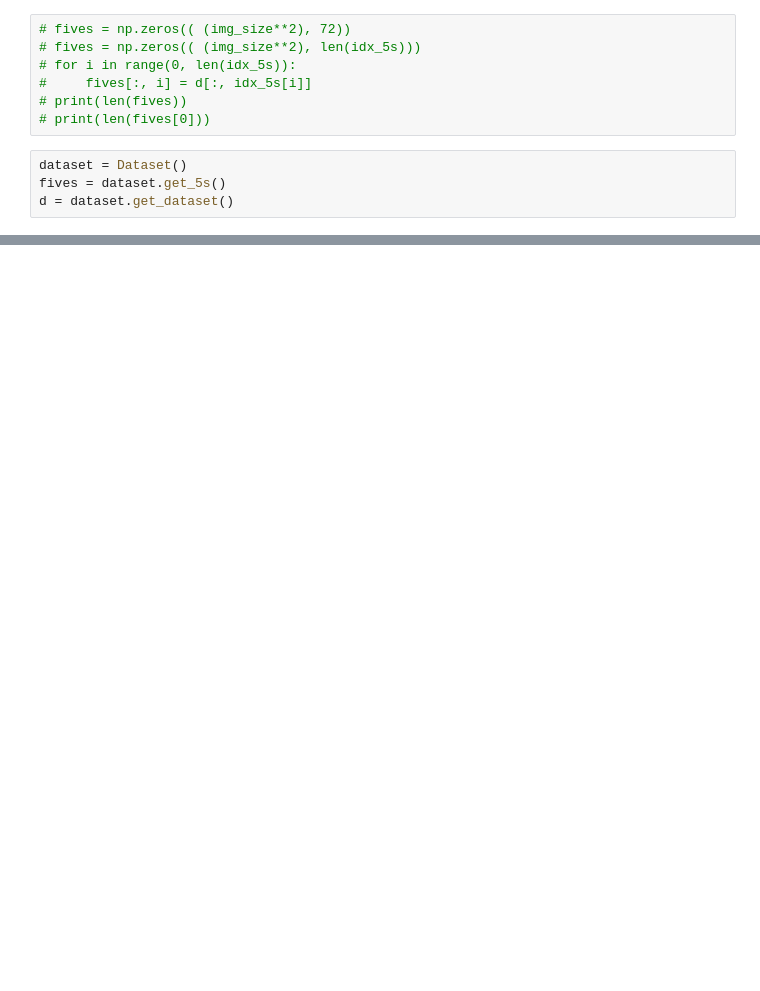
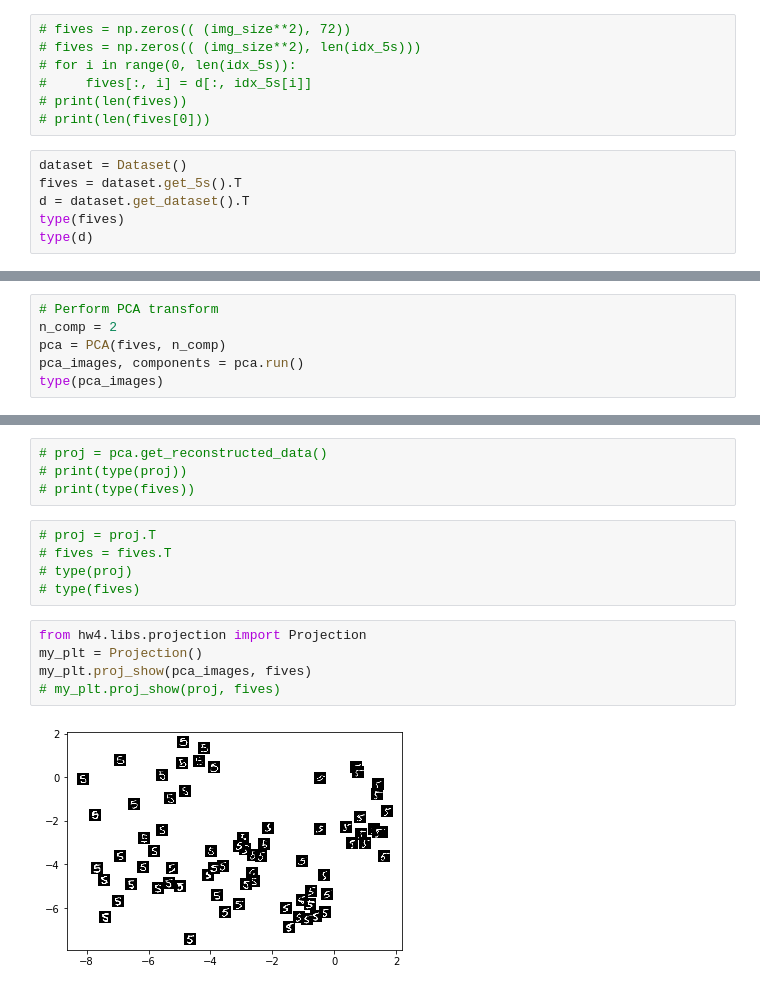
Before and after one commit to ardihikaru/mlsp, a Jupyter notebook: hw4-1.ipynb, the cells around one changed output, grey strips where cells are left out. Drawn from its saved outputs; the diff is of its cells as text; blank space fills up the shorter version.

Commit message:
updates: - modified PCA algorithm as per required in the project - finished HW4 for PCA - finished HW4 for ISOMAP
next:
- HW4 for LLE

```diff
--- a/hw4-1.ipynb
+++ b/hw4-1.ipynb
@@ -38,6 +34,8 @@ shapes = (img_size, img_size)
 # print(len(fives[0]))
 # %%
 dataset = Dataset()
-fives = dataset.get_5s()
-d = dataset.get_dataset()
+fives = dataset.get_5s().T
+d = dataset.get_dataset().T
+type(fives)
+type(d)
 # %% [output]
@@ -94,0 +77,6 @@ Computing principal components...
+# %%
+# Perform PCA transform
+n_comp = 2
+pca = PCA(fives, n_comp)
+pca_images, components = pca.run()
+type(pca_images)
@@ -94,0 +124,16 @@ Computing principal components...
+# %%
+# proj = pca.get_reconstructed_data()
+# print(type(proj))
+# print(type(fives))
+# %%
+# proj = proj.T
+# fives = fives.T
+# type(proj)
+# type(fives)
+# %%
+from hw4.libs.projection import Projection
+my_plt = Projection()
+my_plt.proj_show(pca_images, fives)
+# my_plt.proj_show(proj, fives)
+# %% [output]
+[figure, added]
```
Also changed, not shown: parts of 15 cells of this notebook, 13 other files.
